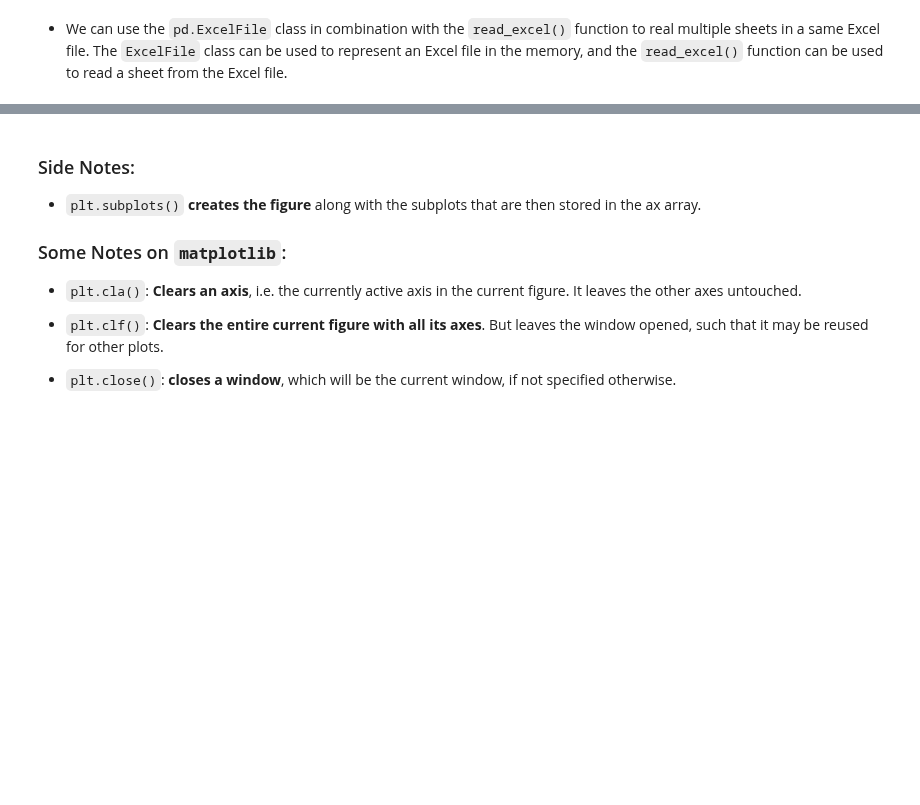
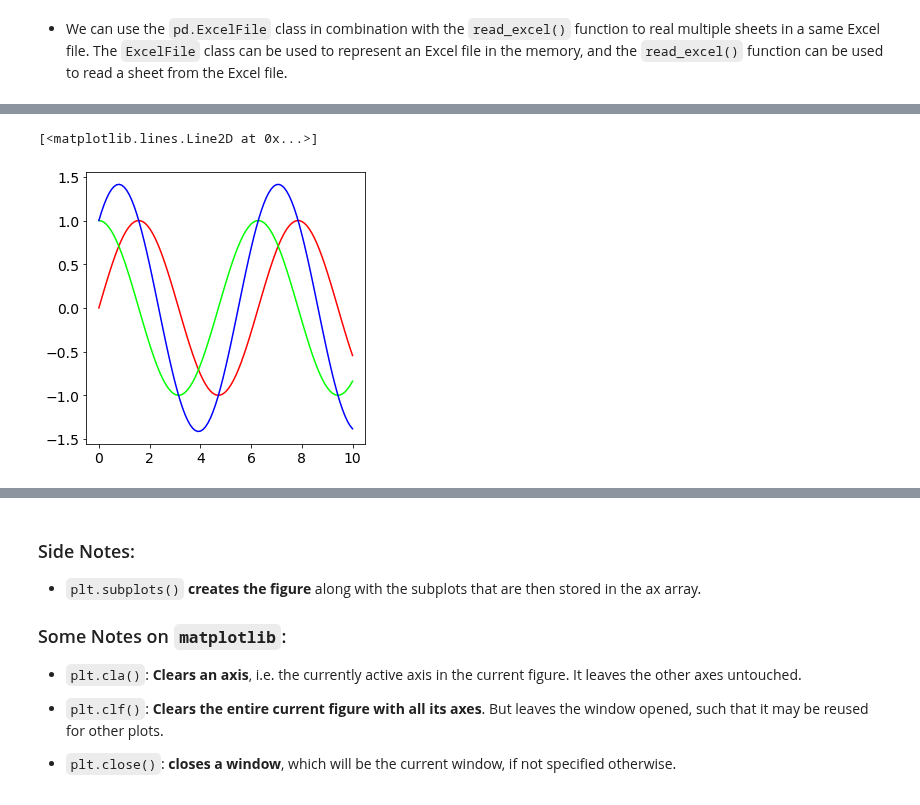
Before and after one commit to DavoodSZ1993/Python_Tutorial, a Jupyter notebook: 1_matplotlib_plots.ipynb, the cells around one changed output, grey strips where cells are left out. Drawn from its saved outputs; the diff is of its cells as text; code cells hidden in the pictures; blank space fills up the shorter version.

```diff
--- a/1_matplotlib_plots.ipynb
+++ b/1_matplotlib_plots.ipynb
@@ -491,0 +510,15 @@ for sheet in sheets:
+# %%
+colors = ['#ff0000', '#00ff00', '#0000ff']
+
+x = np.arange(0, 10.1, 0.1)
+y1 = np.sin(x)
+y2 = np.cos(x)
+y3 = np.add(y1, y2)
+
+fig = plt.figure(1, figsize=(5, 5))
+plt.plot(x, y1, c=colors[0])
+plt.plot(x, y2, c=colors[1])
+plt.plot(x, y3, c=colors[2])
+# %% [output]
+[<matplotlib.lines.Line2D at 0x...>]
+[figure, added]
```
Also changed, not shown: parts of 3 cells of this notebook.
